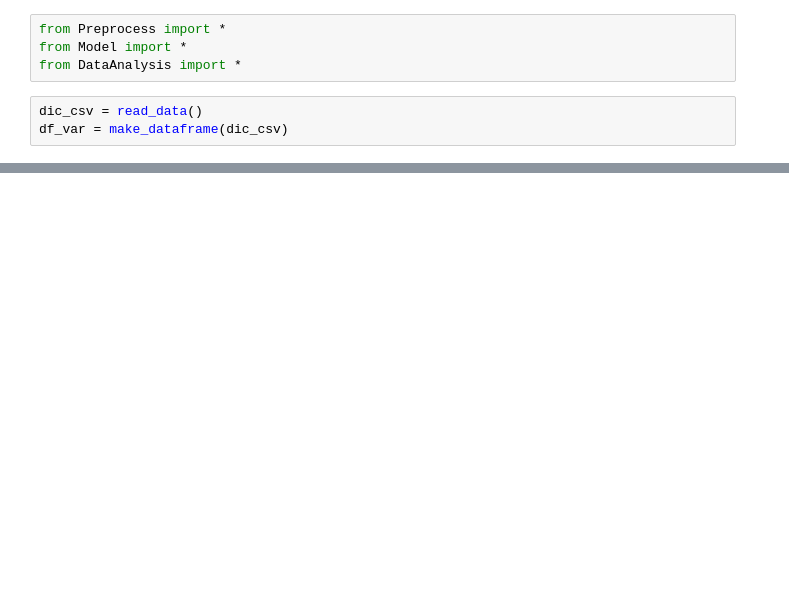
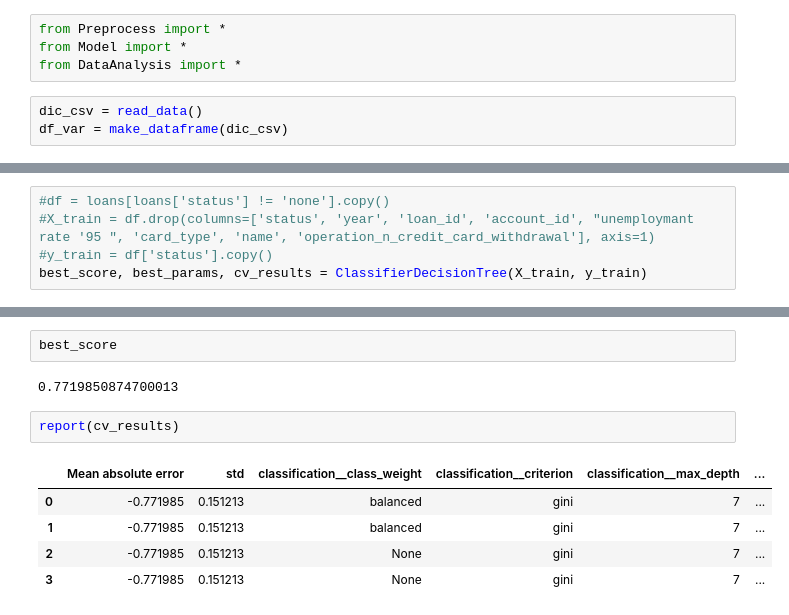
Before and after one commit to RicardoBoia2017/FEUP_ECAC, a Jupyter notebook: Project.ipynb, the cells around one changed output, grey strips where cells are left out. Saved outputs shown, nothing was run; the diff lists cells and outputs as text; blank space fills up the shorter version.

```diff
--- a/Project.ipynb
+++ b/Project.ipynb
@@ -34,0 +28,5 @@ def getAge(df):
+# %%
+#df = loans[loans['status'] != 'none'].copy()
+#X_train = df.drop(columns=['status', 'year', 'loan_id', 'account_id', "unemploymant rate '95 ", 'card_type', 'name', 'operation_n_credit_card_withdrawal'], axis=1)
+#y_train = df['status'].copy()
+best_score, best_params, cv_results = ClassifierDecisionTree(X_train, y_train)
@@ -34,0 +45,12 @@ def getAge(df):
+# %%
+best_score
+# %% [output]
+0.7719850874700013
+# %%
+report(cv_results)
+# %% [output]
+|  | Mean absolute error | std | classification__class_weight | classification__criterion | classification__max_depth | ... |
+| 0 | -0.771985 | 0.151213 | balanced | gini | 7 | ... |
+| 1 | -0.771985 | 0.151213 | balanced | gini | 7 | ... |
+| 2 | -0.771985 | 0.151213 | None | gini | 7 | ... |
+| 3 | -0.771985 | 0.151213 | None | gini | 7 | ... |
```
Also changed, not shown: parts of 14 cells of this notebook, 5 other files.
